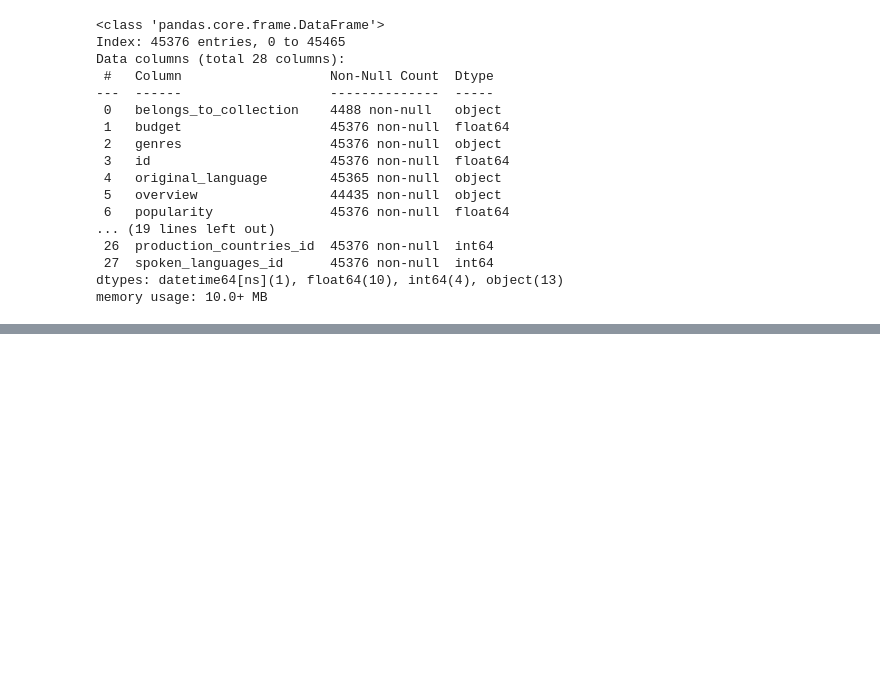
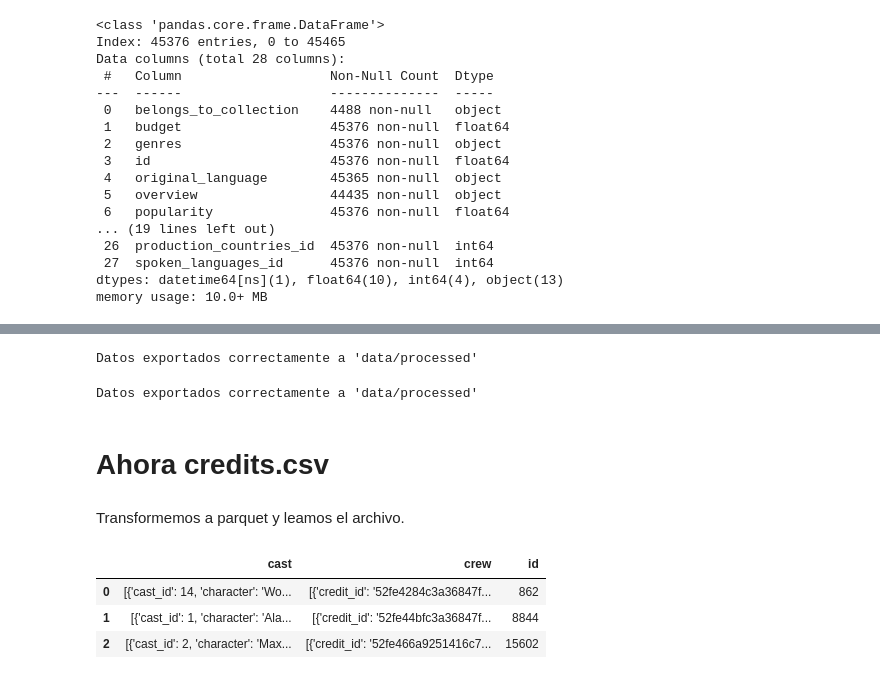
Before and after one commit to mauricioarcez/MLops, a Jupyter notebook: notebooks/etl.ipynb, the cells around one changed output, grey strips where cells are left out. Drawn from its saved outputs; the diff is of its cells as text; code cells hidden in the pictures; blank space fills up the shorter version.

Commit message:
exportado el df a data_procesada

```diff
--- a/notebooks/etl.ipynb
+++ b/notebooks/etl.ipynb
@@ -404,0 +486,22 @@ memory usage: 10.0+ MB
+# %%
+# Ruta y nombre del archivo a guardar.
+parquet_path = os.path.join(output_dir, 'pctry_desanidado.parquet')
+# Guardar el DataFrame en la carpeta data/processed
+pctry_desanidado.to_parquet(parquet_path, engine='pyarrow', compression='snappy', index=False)
+
+print("Datos exportados correctamente a 'data/processed'")
+# %% [output]
+Datos exportados correctamente a 'data/processed'
+# %%
+# Ruta y nombre del archivo a guardar.
+parquet_path = os.path.join(output_dir, 'slan_desanidado.parquet')
+# Guardar el DataFrame en la carpeta data/processed
+slan_desanidado.to_parquet(parquet_path, engine='pyarrow', compression='snappy', index=False)
+
+print("Datos exportados correctamente a 'data/processed'")
+# %% [output]
+Datos exportados correctamente a 'data/processed'
+# %% [markdown]
+# Ahora credits.csv
+# %% [markdown]
+Transformemos a parquet y leamos el archivo.
@@ -404,0 +515,10 @@ memory usage: 10.0+ MB
+# %%
+import pandas as pd
+
+df = pd.read_parquet(r'C:\Users\mauri\OneDrive\Escritorio\MLops\data\raw\credits.parquet')
+df.head(3)
+# %% [output]
+|  | cast | crew | id |
+| 0 | [{'cast_id': 14, 'character': 'Wo... | [{'credit_id': '52fe4284c3a36847f... | 862 |
+| 1 | [{'cast_id': 1, 'character': 'Ala... | [{'credit_id': '52fe44bfc3a36847f... | 8844 |
+| 2 | [{'cast_id': 2, 'character': 'Max... | [{'credit_id': '52fe466a9251416c7... | 15602 |
```
Also changed, not shown: parts of 23 cells of this notebook, 6 other files.
